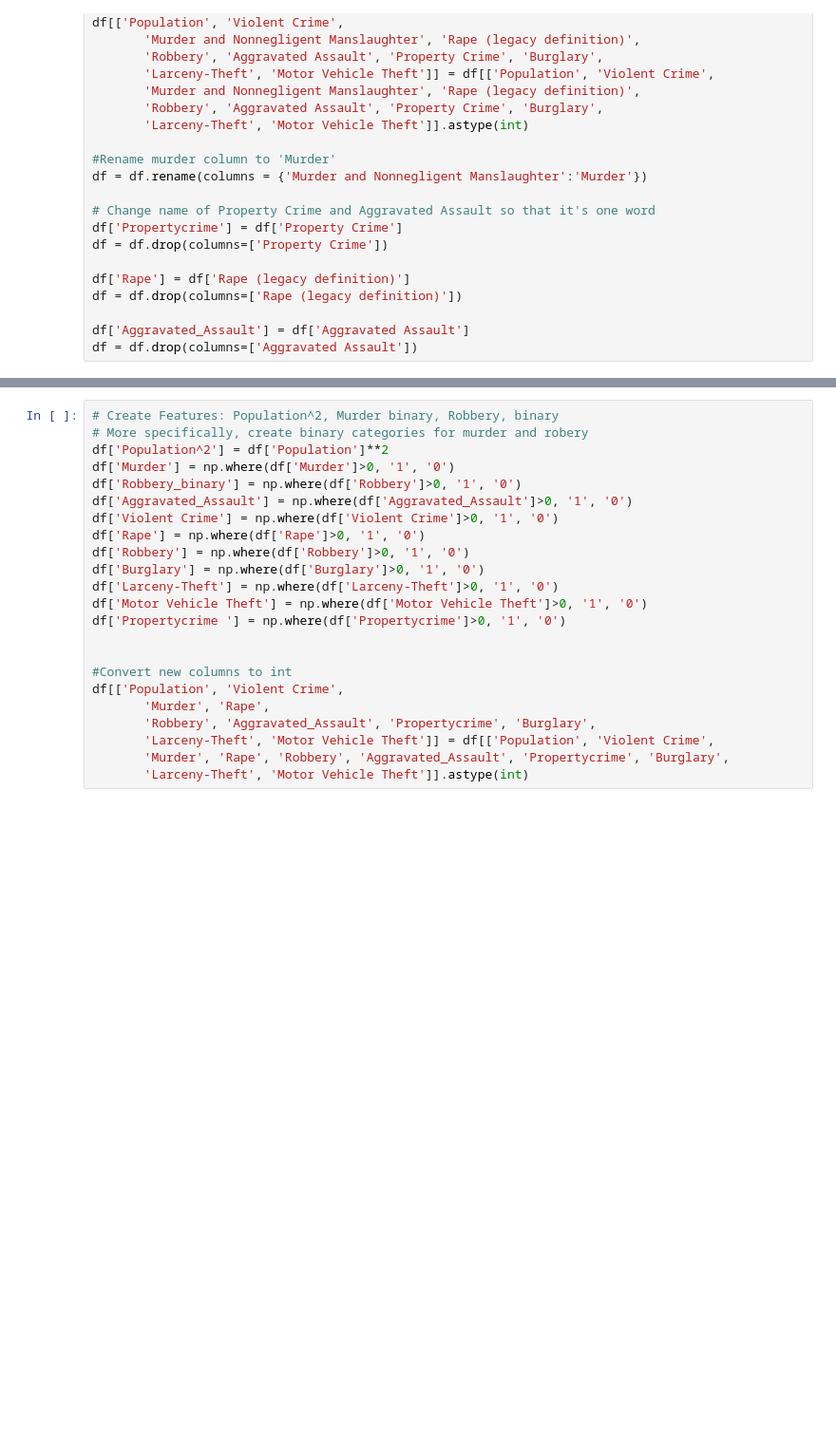
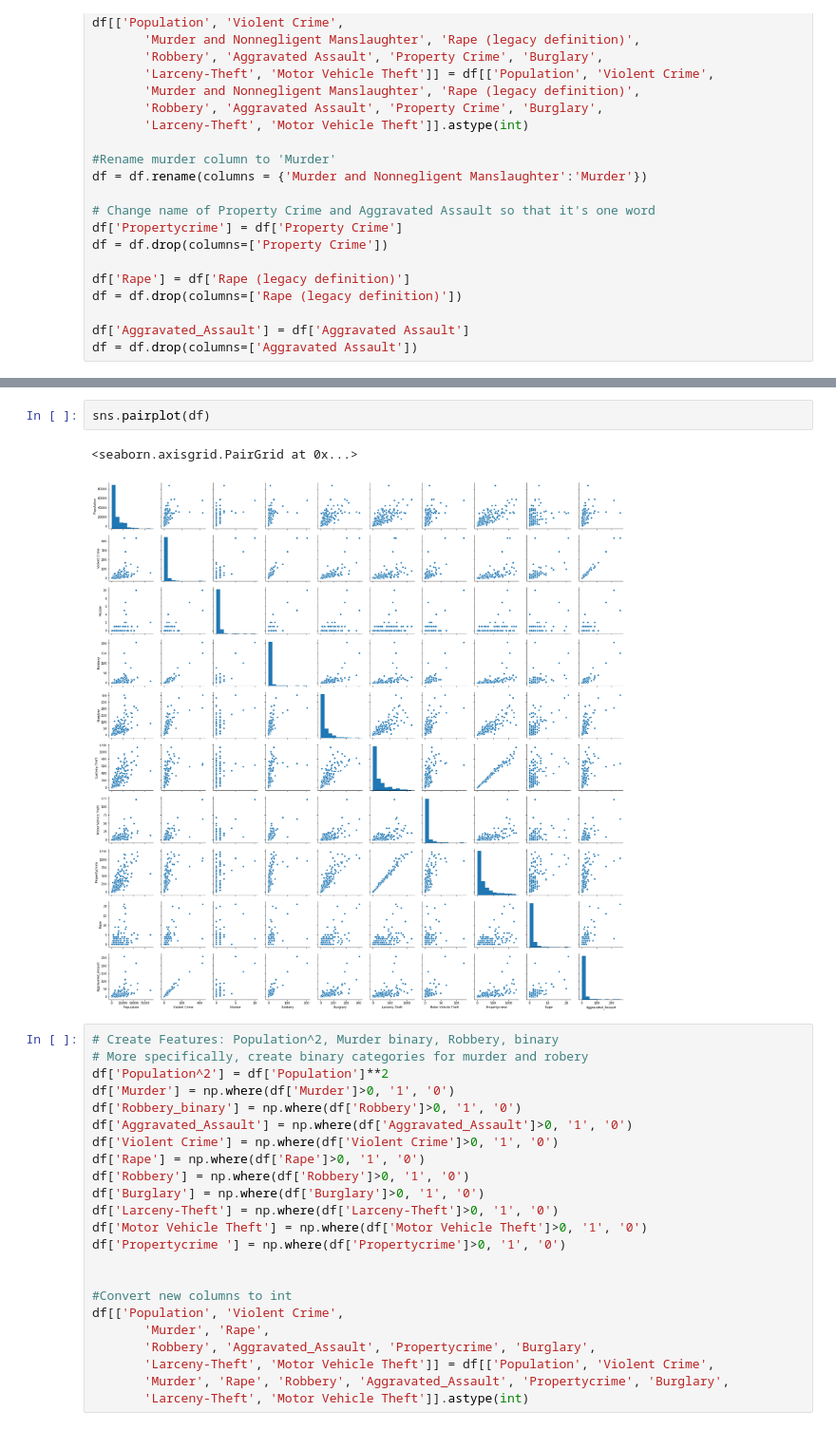
Before and after one commit to ayan1995/Thinkful, a Jupyter notebook: Bootcamp/Unit 2 Supervised Learning/Lesson 4 Linear Regression/Multivariable Regression Model.ipynb, the cells around one changed output, grey strips where cells are left out. Shown at 95% size. Saved outputs shown, nothing was run; the diff lists cells and outputs as text; blank space fills up the shorter version.

```diff
--- a/Bootcamp/Unit 2 Supervised Learning/Lesson 4 Linear Regression/Multivariable Regression Model.ipynb
+++ b/Bootcamp/Unit 2 Supervised Learning/Lesson 4 Linear Regression/Multivariable Regression Model.ipynb
@@ -113,3 +138,8 @@ plt.show()
+# %%
+sns.pairplot(df)
+# %% [output]
+<seaborn.axisgrid.PairGrid at 0x...>
+[figure, added]
 # %%
 # Create Features: Population^2, Murder binary, Robbery, binary
 # More specifically, create binary categories for murder and robery
```
Also changed, not shown: parts of 12 cells of this notebook.
